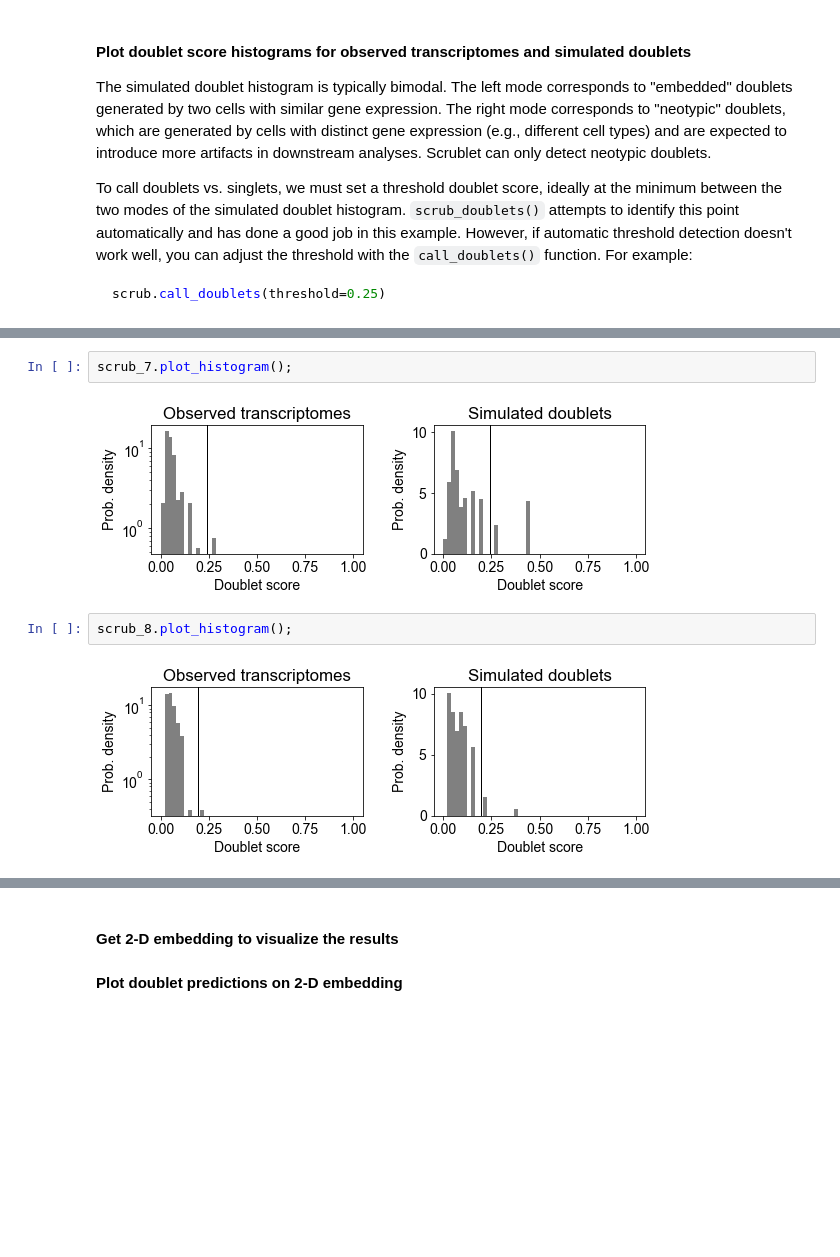
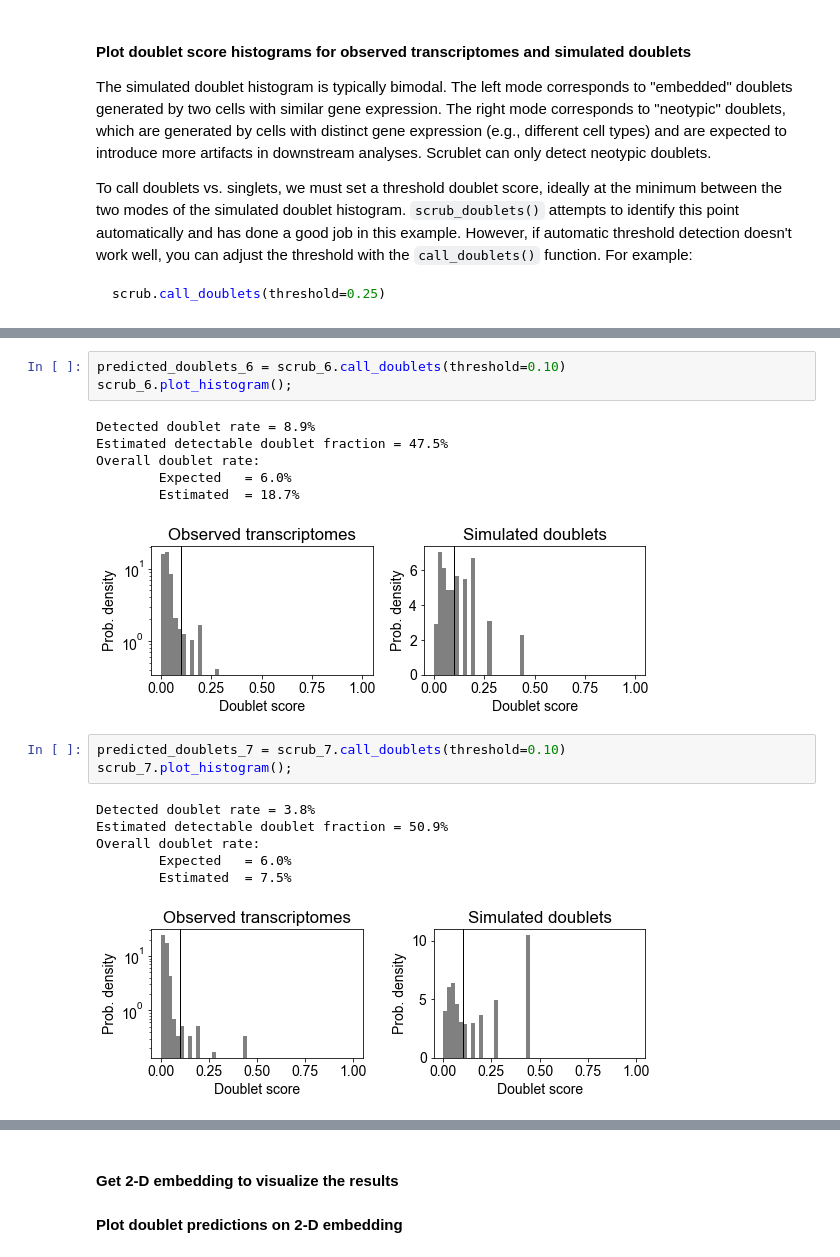
Before and after one commit to sdarmanis/NE_Lung, a Jupyter notebook: scripts/NE_scrublet_basics.ipynb, the cells around one changed output, grey strips where cells are left out. Drawn from its saved outputs; the diff is of its cells as text; blank space fills up the shorter version.

```diff
--- a/scripts/NE_scrublet_basics.ipynb
+++ b/scripts/NE_scrublet_basics.ipynb
@@ -94,8 +95,20 @@ scrub_6.plot_histogram();
-# %%
-scrub_7.plot_histogram();
-# %% [output]
-[figure, removed]
-# %%
-scrub_8.plot_histogram();
-# %% [output]
-[figure, removed]
+# %%
+predicted_doublets_6 = scrub_6.call_doublets(threshold=0.10)
+scrub_6.plot_histogram();
+# %% [output]
+Detected doublet rate = 8.9%
+Estimated detectable doublet fraction = 47.5%
+Overall doublet rate:
+        Expected   = 6.0%
+        Estimated  = 18.7%
+[figure, added]
+# %%
+predicted_doublets_7 = scrub_7.call_doublets(threshold=0.10)
+scrub_7.plot_histogram();
+# %% [output]
+Detected doublet rate = 3.8%
+Estimated detectable doublet fraction = 50.9%
+Overall doublet rate:
+        Expected   = 6.0%
+        Estimated  = 7.5%
+[figure, added]
```
Also changed, not shown: parts of 11 cells of this notebook, 11 other files.
